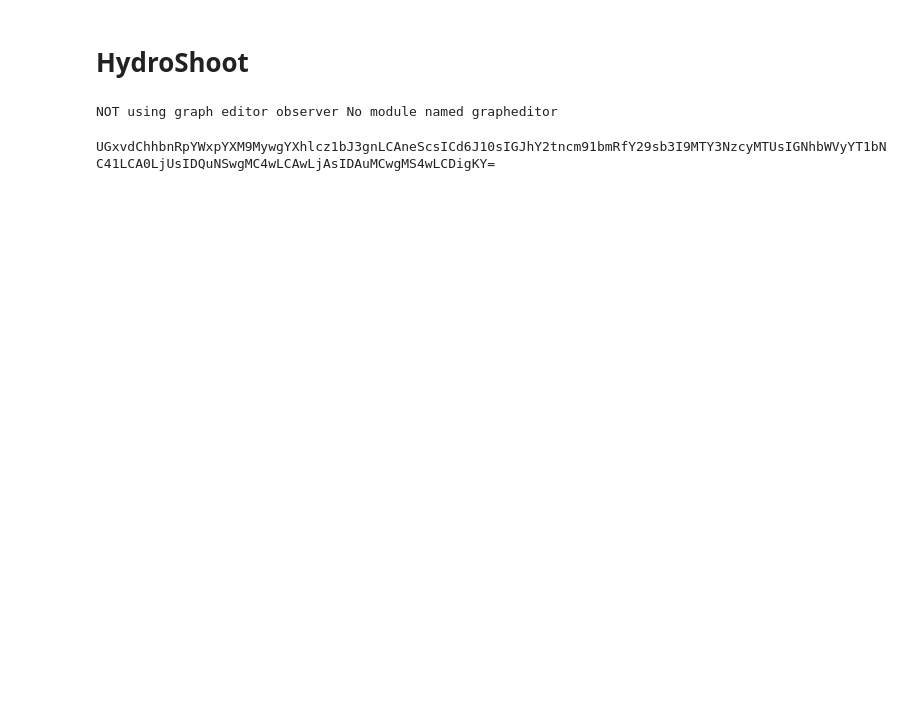
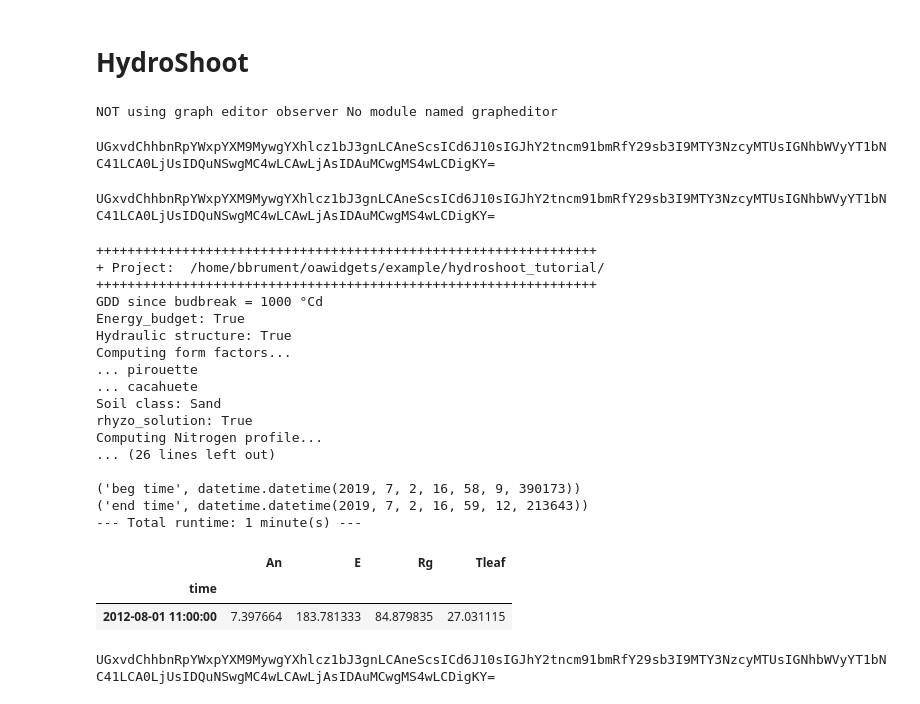
Before and after one commit to openalea/openalea.rtfd.io, a Jupyter notebook: example/hydroshoot.ipynb, the cells around one changed output. Saved outputs shown, nothing was run; the diff lists cells and outputs as text; code cells hidden in the pictures; blank space fills up the shorter version.

Commit message:
update hydroshoot notebook

```diff
--- a/example/hydroshoot.ipynb
+++ b/example/hydroshoot.ipynb
@@ -29,8 +30,37 @@ for v in traversal.iter_mtg2(g, g.root):
 NOT using graph editor observer No module named grapheditor
 # %%
 scene = display.visu(g, def_elmnt_color_dict=True, scene=Scene(), view_result=False)
+PlantGL(scene)
+# %% [output]
+UGxvdChhbnRpYWxpYXM9MywgYXhlcz1bJ3gnLCAneScsICd6J10sIGJhY2tncm91bmRfY29sb3I9MTY3NzcyMTUsIGNhbWVyYT1bNC41LCA0LjUsIDQuNSwgMC4wLCAwLjAsIDAuMCwgMS4wLCDigKY=
-# %%
-from oawidgets.plantgl import *
-PlantGL(scene)
-# %% [output]
-UGxvdChhbnRpYWxpYXM9MywgYXhlcz1bJ3gnLCAneScsICd6J10sIGJhY2tncm91bmRfY29sb3I9MTY3NzcyMTUsIGNhbWVyYT1bNC41LCA0LjUsIDQuNSwgMC4wLCAwLjAsIDAuMCwgMS4wLCDigKY=
+# %%
+MTG(g, 'Length')
+# %% [output]
+UGxvdChhbnRpYWxpYXM9MywgYXhlcz1bJ3gnLCAneScsICd6J10sIGJhY2tncm91bmRfY29sb3I9MTY3NzcyMTUsIGNhbWVyYT1bNC41LCA0LjUsIDQuNSwgMC4wLCAwLjAsIDAuMCwgMS4wLCDigKY=
+# %%
+model.run(g, str(getcwd()) + '/', scene, psi_soil=-0.5, gdd_since_budbreak=1000., view_result=False)
+# %% [output]
+++++++++++++++++++++++++++++++++++++++++++++++++++++++++++++++++
++ Project:  /home/bbrument/oawidgets/example/hydroshoot_tutorial/
+++++++++++++++++++++++++++++++++++++++++++++++++++++++++++++++++
+GDD since budbreak = 1000 °Cd
+Energy_budget: True
+Hydraulic structure: True
+Computing form factors...
+... pirouette
+... cacahuete
+Soil class: Sand
+rhyzo_solution: True
+Computing Nitrogen profile...
+... (26 lines left out)
+
+('beg time', datetime.datetime(2019, 7, 2, 16, 58, 9, 390173))
+('end time', datetime.datetime(2019, 7, 2, 16, 59, 12, 213643))
+--- Total runtime: 1 minute(s) ---
+|  | An | E | Rg | Tleaf |
+| time |  |  |  |  |
+| 2012-08-01 11:00:00 | 7.397664 | 183.781333 | 84.879835 | 27.031115 |
+# %%
+MTG(g, 'gs')
+# %% [output]
+UGxvdChhbnRpYWxpYXM9MywgYXhlcz1bJ3gnLCAneScsICd6J10sIGJhY2tncm91bmRfY29sb3I9MTY3NzcyMTUsIGNhbWVyYT1bNC41LCA0LjUsIDQuNSwgMC4wLCAwLjAsIDAuMCwgMS4wLCDigKY=
```
Also changed, not shown: parts of 1 cell of this notebook.
